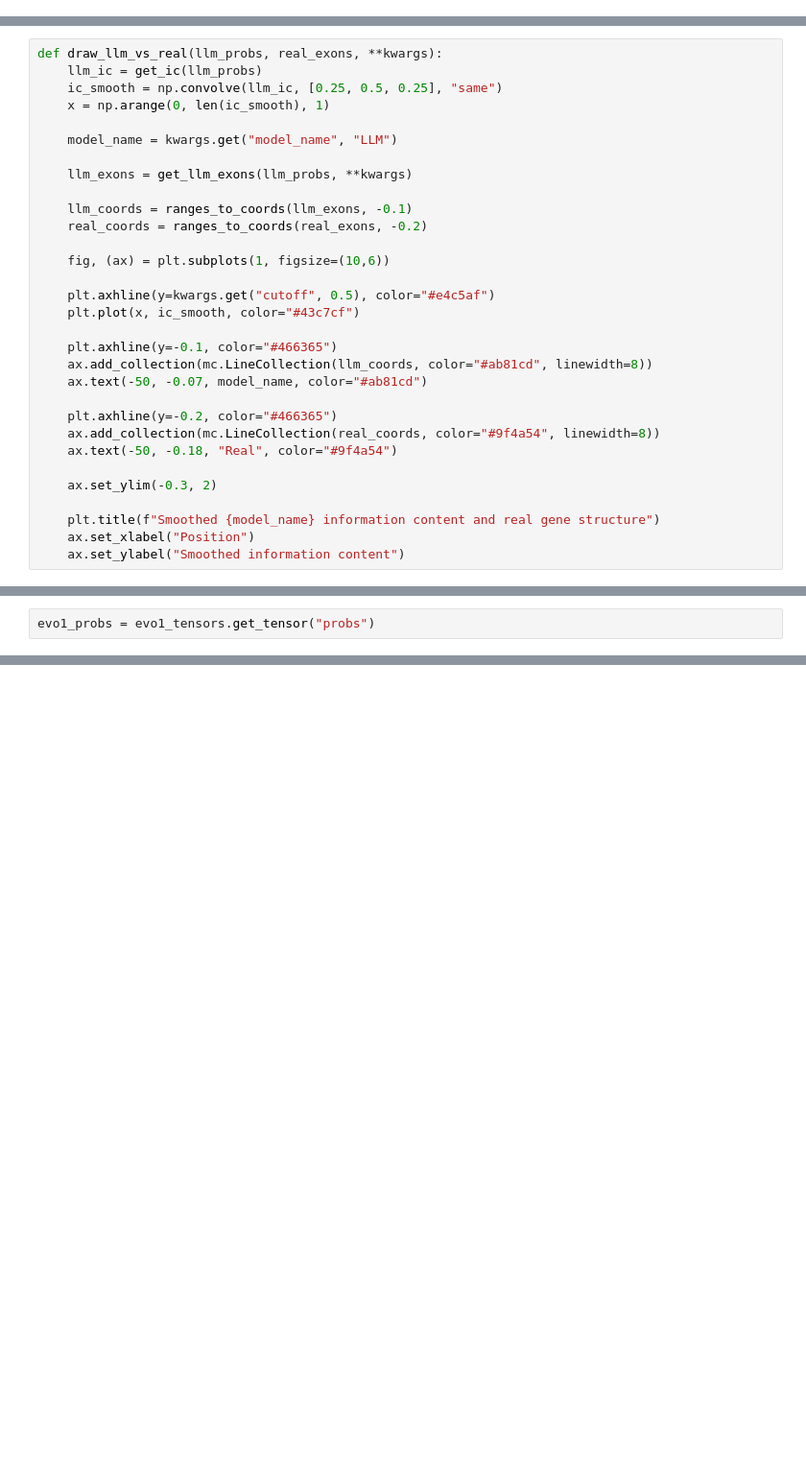
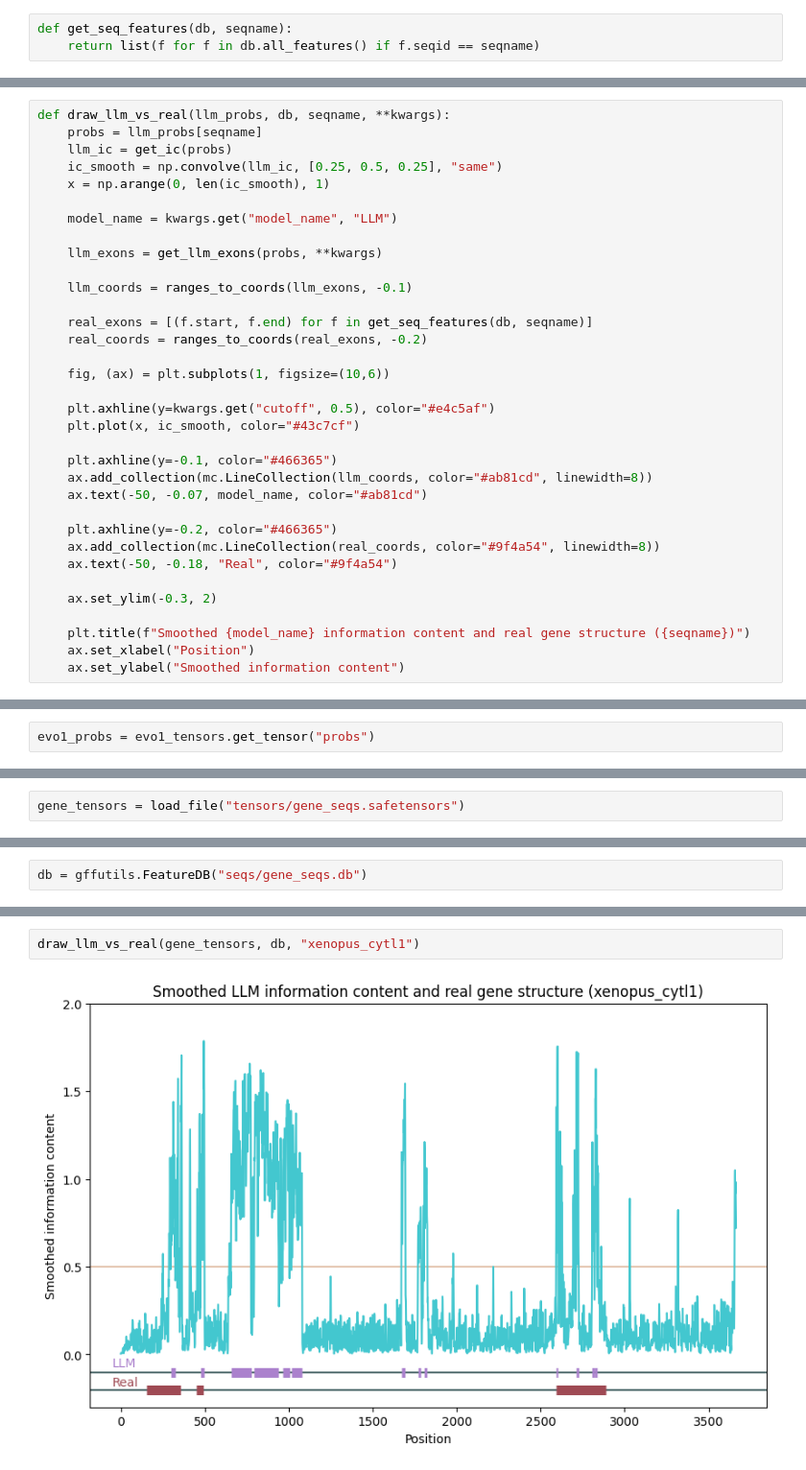
Before and after one commit to itrujnara/genomes-project, a Jupyter notebook: notebooks/make_hint.ipynb, the cells around one changed output, grey strips where cells are left out. Shown at 96% size. Saved outputs shown, nothing was run; the diff lists cells and outputs as text; blank space fills up the shorter version.

```diff
--- a/notebooks/make_hint.ipynb
+++ b/notebooks/make_hint.ipynb
@@ -76,6 +78,9 @@ def ranges_to_coords(ranges, y):
 # %%
 def get_ic(probs):
     return 2 - entropy(probs.to(torch.float32).numpy(), axis=1, base=2)
+# %%
+def get_seq_features(db, seqname):
+    return list(f for f in db.all_features() if f.seqid == seqname)
 # %%
 def get_llm_exons(probs, conv_filter=[0.25, 0.5, 0.25], cutoff=0.5, min_len=10, **kwargs):
     llm_ic = get_ic(probs)
@@ -84,16 +89,19 @@ def get_llm_exons(probs, conv_filter=[0.25, 0.5, 0.25], cutoff=0.5, min_len=10,
     exon_ranges = collapse_runs(ranges_raw)
     return exon_ranges[exon_ranges[:,1] - exon_ranges[:,0] > 10]
 # %%
-def draw_llm_vs_real(llm_probs, real_exons, **kwargs):
-    llm_ic = get_ic(llm_probs)
+def draw_llm_vs_real(llm_probs, db, seqname, **kwargs):
+    probs = llm_probs[seqname]
+    llm_ic = get_ic(probs)
     ic_smooth = np.convolve(llm_ic, [0.25, 0.5, 0.25], "same")
     x = np.arange(0, len(ic_smooth), 1)
 
     model_name = kwargs.get("model_name", "LLM")
 
-    llm_exons = get_llm_exons(llm_probs, **kwargs)
+    llm_exons = get_llm_exons(probs, **kwargs)
 
     llm_coords = ranges_to_coords(llm_exons, -0.1)
+
+    real_exons = [(f.start, f.end) for f in get_seq_features(db, seqname)]
     real_coords = ranges_to_coords(real_exons, -0.2)
 
     fig, (ax) = plt.subplots(1, figsize=(10,6))
@@ -111,7 +119,7 @@ def draw_llm_vs_real(llm_probs, real_exons, **kwargs):
 
     ax.set_ylim(-0.3, 2)
 
-    plt.title(f"Smoothed {model_name} information content and real gene structure")
+    plt.title(f"Smoothed {model_name} information content and real gene structure ({seqname})")
     ax.set_xlabel("Position")
     ax.set_ylabel("Smoothed information content")
 # %%
@@ -134,0 +150,2 @@ for exon in evo2_exons:
+# %%
+gene_tensors = load_file("tensors/gene_seqs.safetensors")
@@ -134,0 +156,2 @@ for exon in evo2_exons:
+# %%
+db = gffutils.FeatureDB("seqs/gene_seqs.db")
@@ -134,0 +164,4 @@ for exon in evo2_exons:
+# %%
+draw_llm_vs_real(gene_tensors, db, "xenopus_cytl1")
+# %% [output]
+[figure, added]
```
Also changed, not shown: parts of 7 cells of this notebook, 7 other files.
